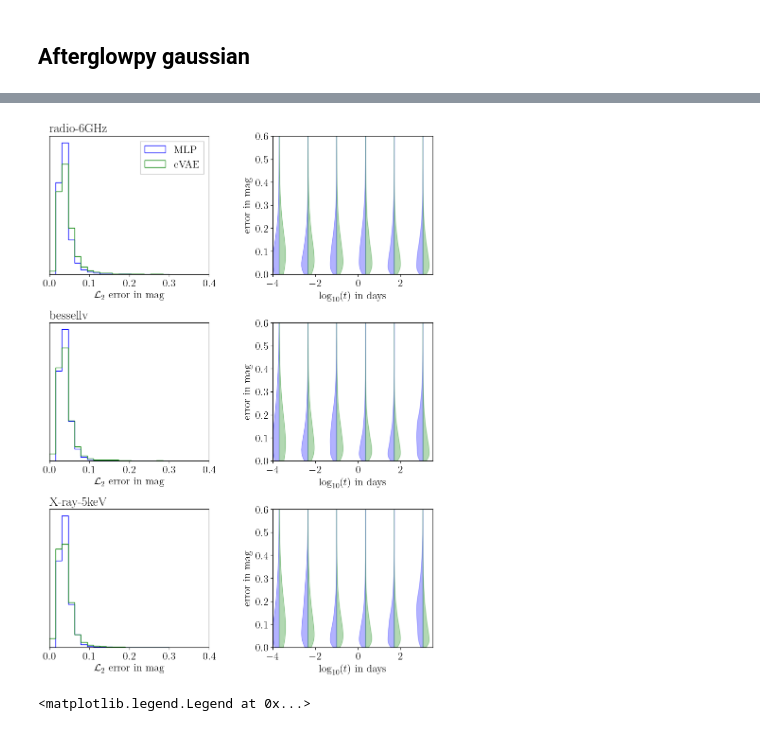
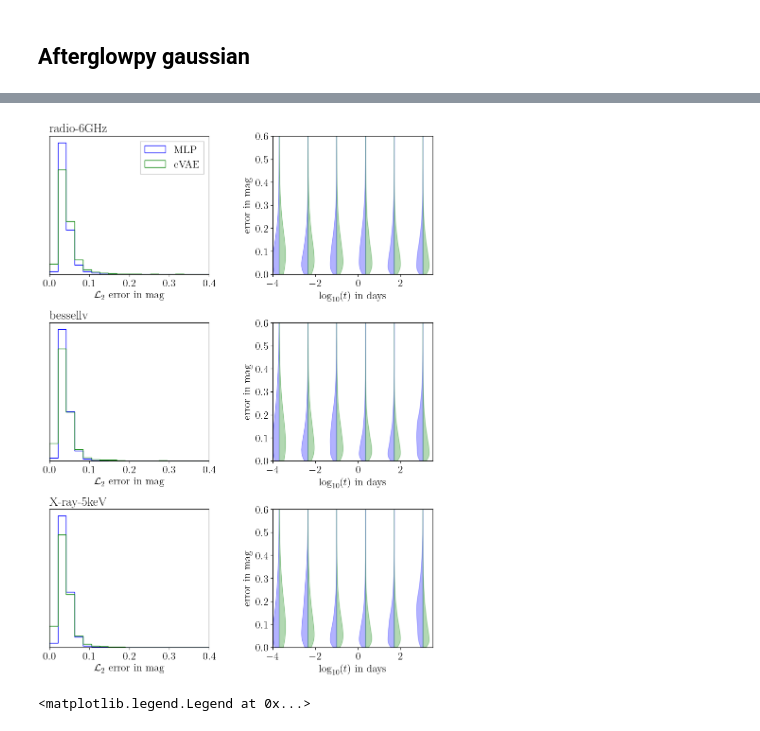
Before and after one commit to nuclear-multimessenger-astronomy/paper_fiesta, a Jupyter notebook: src/paper_fiesta/benchmarking/benchmark_plots.ipynb, the cells around one changed output, grey strips where cells are left out. Cells and saved outputs as stored; diff of their text form; code cells hidden in the pictures.

```diff
--- a/src/paper_fiesta/benchmarking/benchmark_plots.ipynb
+++ b/src/paper_fiesta/benchmarking/benchmark_plots.ipynb
@@ -64,11 +64,11 @@ fig.subplots_adjust(wspace = 0.4, hspace =0.35, bottom = 0.05, top = 0.95, left
 
 for filter, cax in zip(FILTERS, ax[:,0]):
 
-    cax.hist(benchmarker1.error[filter], color = "blue", histtype = "step", bins = np.linspace(0, 0.3, 20), density = True, label = "MLP")
-    cax.hist(benchmarker2.error[filter], color = "green", histtype = "step", bins = np.linspace(0, 0.3, 20), density = True, label = "cVAE")
+    cax.hist(benchmarker1.error[filter], color = "blue", histtype = "step", bins = np.linspace(0, 0.4, 20), density = True, label = "MLP")
+    cax.hist(benchmarker2.error[filter], color = "green", histtype = "step", bins = np.linspace(0, 0.4, 20), density = True, label = "cVAE")
     cax.set_yticks([])
     cax.set_xlabel("$\mathcal{L}_2$ error in mag")
-    cax.set_xlim((0,0.2))
+    cax.set_xlim((0,0.4))
     cax.set_title(filter, loc = "left")
 
 for filter, cax in zip(FILTERS, ax[:,1]):
@@ -100,12 +100,10 @@ fig.savefig("./benchmark_afgpy_tophat.pdf", dpi =300)
 FILTERS = ["radio-6GHz", "bessellv", "X-ray-5keV"]
 
 
-model1 = AfterglowFlux("afgpy_gaussian",
-                        "../surrogates/afgpy_gaussian_MLP/",
+model1 = AfterglowFlux("afgpy_gaussian_MLP",
                         filters = FILTERS)
 
 model2 = AfterglowFlux("afgpy_gaussian",
-                        "../surrogates/afgpy_gaussian_CVAE/",
                         filters = FILTERS)
 
 
@@ -144,36 +144,36 @@ fig.subplots_adjust(wspace = 0.4, hspace =0.35, bottom = 0.05, top = 0.95, left
 
 for filter, cax in zip(FILTERS, ax[:,0]):
 
-    cax.hist(benchmarker1.error[filter], color = "blue", histtype = "step", bins = np.linspace(0, 0.3, 20), density = True, label = "MLP")
-    cax.hist(benchmarker2.error[filter], color = "green", histtype = "step", bins = np.linspace(0, 0.3, 20), density = True, label = "cVAE")
+    cax.hist(benchmarker1.error[filter], color = "blue", histtype = "step", bins = np.linspace(0, 0.4, 20), density = True, label = "MLP")
+    cax.hist(benchmarker2.error[filter], color = "green", histtype = "step", bins = np.linspace(0, 0.4, 20), density = True, label = "cVAE")
     cax.set_yticks([])
     cax.set_xlabel("$\mathcal{L}_2$ error in mag")
     cax.set_xlim((0,0.4))
     cax.set_title(filter, loc = "left")
 
 for filter, cax in zip(FILTERS, ax[:,1]):
     error = np.abs(benchmarker1.pred_mag[filter] - benchmarker1.test_mag[filter])
     error[np.isinf(error) | np.isnan(error)] = 0.
     indices = np.linspace(10, len(model1.times)-10, 6).astype(int)
     parts1 = cax.violinplot(error[:, indices], positions=np.log10(model1.times[indices]), widths=0.6, side="low", showextrema=False, points=500)
     for pc in parts1["bodies"]:
         pc.set_facecolor("blue")
         pc.set_edgecolor("blue")
 
     error = np.abs(benchmarker2.pred_mag[filter] - benchmarker2.test_mag[filter])
     error[np.isinf(error) | np.isnan(error)] = 0.
     indices = np.linspace(10, len(model2.times)-10, 6).astype(int)
     parts2 = cax.violinplot(error[:, indices], positions=np.log10(model2.times[indices]), widths=0.6, side="high", showextrema=False, points=500)
     for pc in parts2["bodies"]:
         pc.set_facecolor("green")
         pc.set_edgecolor("green")
 
     cax.set(xlabel = "$\\log_{10}(t)$ in days", ylabel = "error in mag", xscale = "linear", xlim = (-4., 3.5), ylim = (0,0.6))
 
 ax[0,0].legend(fancybox=False, framealpha=1, fontsize = 16)
 fig.savefig("./benchmark_afgpy_gaussian.pdf", dpi =300)
 # %% [output]
-[figure, old version]
+[figure, new version]
 # %%
 times, pred = model2.predict_abs_mag(dict(zip(model2.parameter_names, benchmarker2.test_X_raw[64])))
 
```
Also changed, not shown: parts of 7 cells of this notebook, 4 other files.
